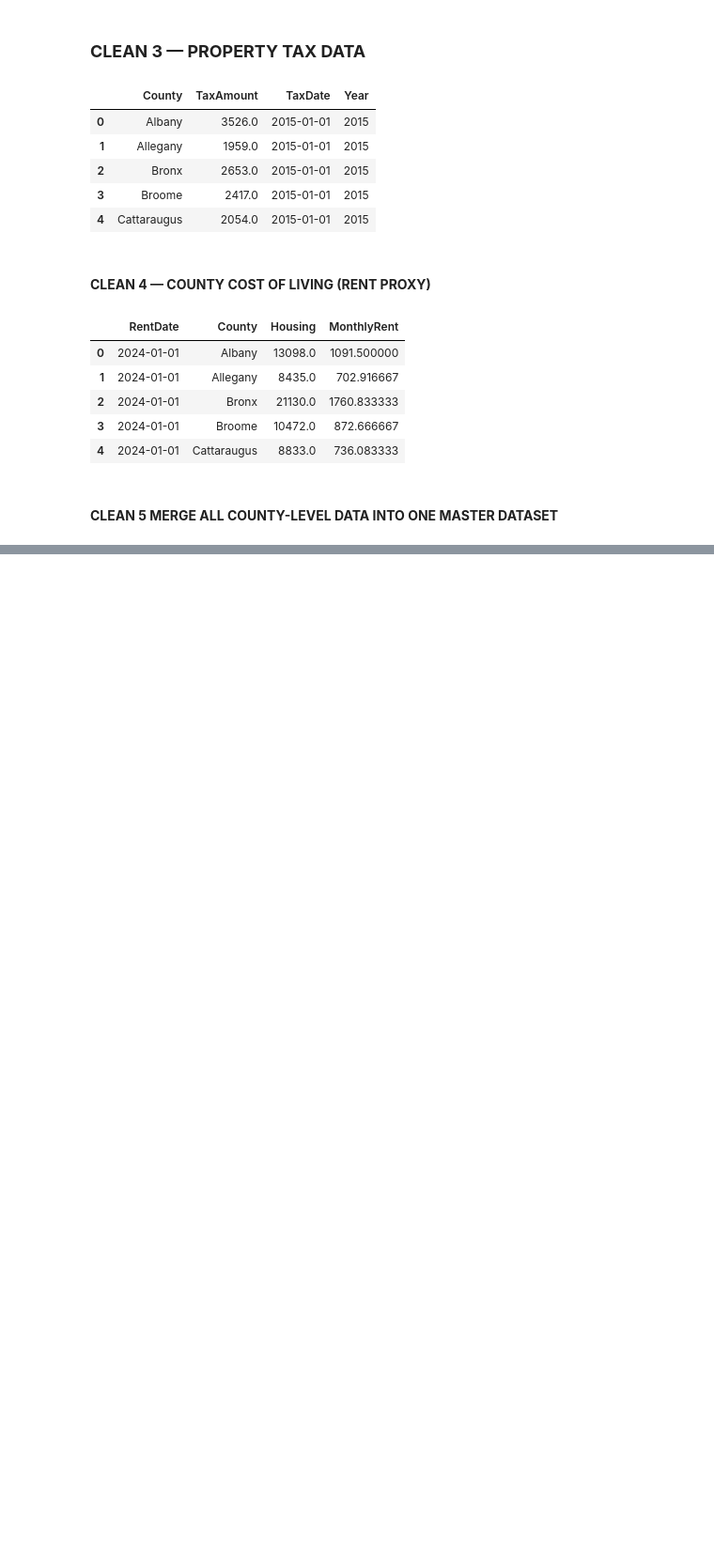
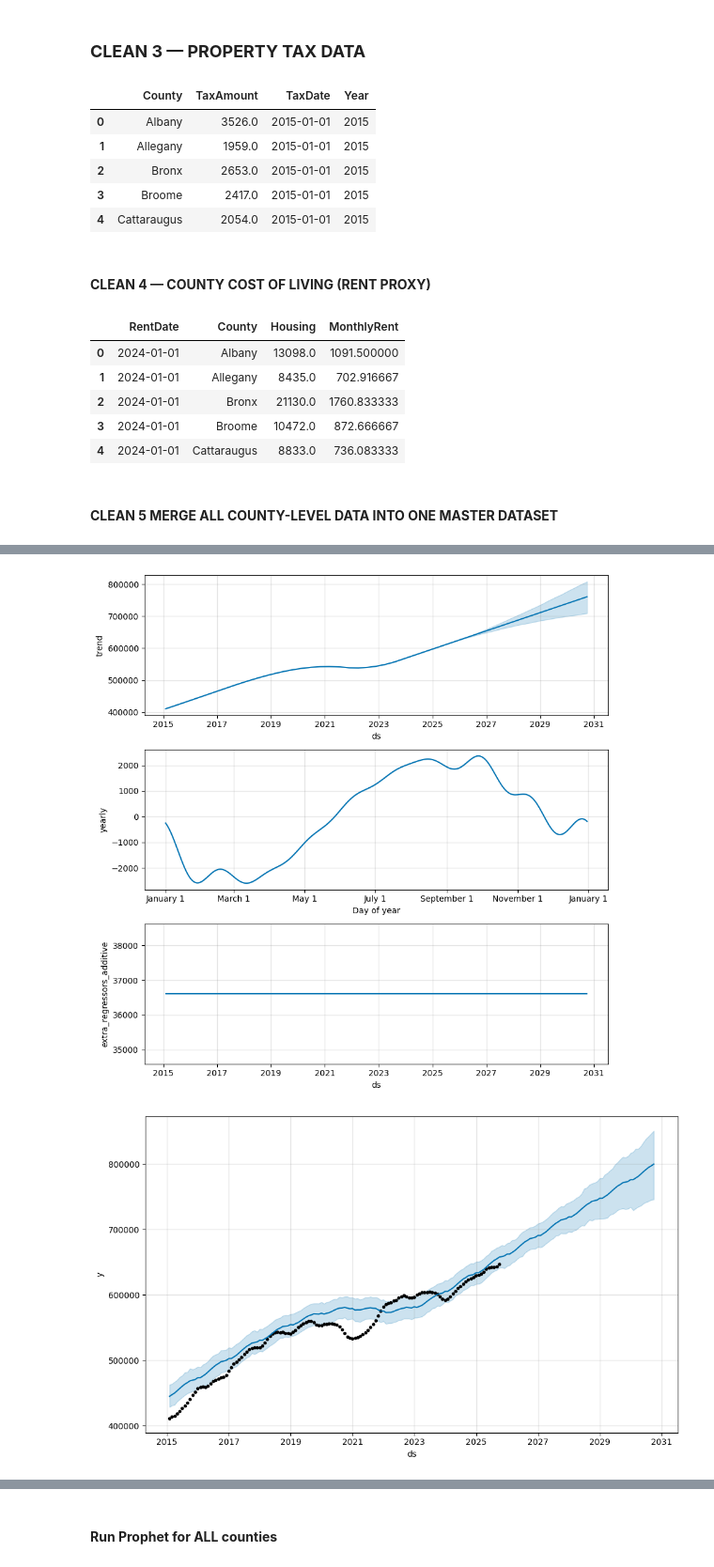
Before and after one commit to datasheng/csc46000-team-project-housekeeping, a Jupyter notebook: Train_a_model_for_DS.ipynb, the cells around one changed output, grey strips where cells are left out. Shown at 94% size. Cells and saved outputs as stored; diff of their text form; code cells hidden in the pictures; blank space fills up the shorter version.

Commit message:
Update Prophet and Random forest

```diff
--- a/Train_a_model_for_DS.ipynb
+++ b/Train_a_model_for_DS.ipynb
@@ -172,0 +181,7 @@ county_merged.to_csv("County_merges_clean.csv", index=False)
+# %%
+prophet_df = prophet_df.rename(columns={"PriceDate": "ds",
+    "HomePrice": "y",
+    "Mortgage Rate": "mortgage_rate",
+    "TaxAmount": "tax"})
+
+prophet_df = prophet_df.sort_values(["County", "ds"])
@@ -172,0 +207,13 @@ county_merged.to_csv("County_merges_clean.csv", index=False)
+# %%
+county_name = "Kings" #Here
+
+df_county = prophet_df[prophet_df["County"] == county_name].dropna()
+
+m = Prophet()
+
+# Add regressors
+m.add_regressor("mortgage_rate")
+m.add_regressor("tax")
+
+# Train model
+m.fit(df_county)
@@ -172,0 +226,6 @@ county_merged.to_csv("County_merges_clean.csv", index=False)
+# %%
+future = m.make_future_dataframe(periods=60, freq='ME')  # 5-year forecast
+
+# Add future regressors — use last known values forward
+future["mortgage_rate"] = df_county["mortgage_rate"].iloc[-1]
+future["tax"] = df_county["tax"].iloc[-1]
@@ -172,0 +234,3 @@ county_merged.to_csv("County_merges_clean.csv", index=False)
+# %%
+forecast = m.predict(future)
+forecast[["ds", "yhat", "yhat_lower", "yhat_upper"]].tail(12)
@@ -172,0 +251,6 @@ county_merged.to_csv("County_merges_clean.csv", index=False)
+# %%
+m.plot(forecast)
+m.plot_components(forecast)
+# %% [output]
+[figure, added]
+[figure, added]
@@ -172,0 +258,2 @@ county_merged.to_csv("County_merges_clean.csv", index=False)
+# %% [markdown]
+#### **Run Prophet for ALL counties**
```
Also changed, not shown: parts of 27 cells of this notebook, 3 other files.
